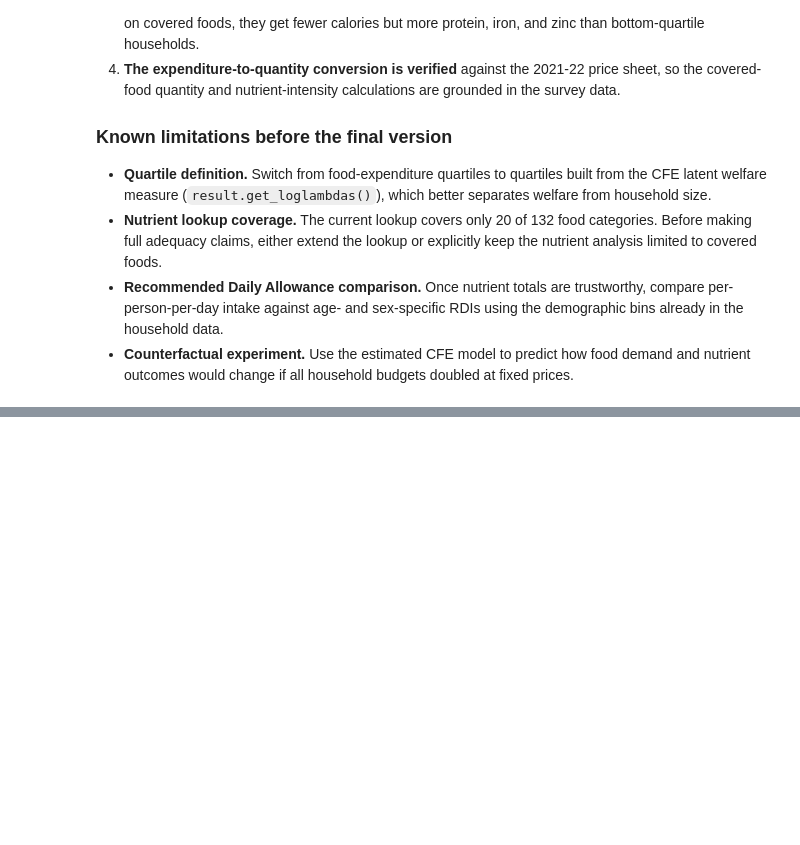
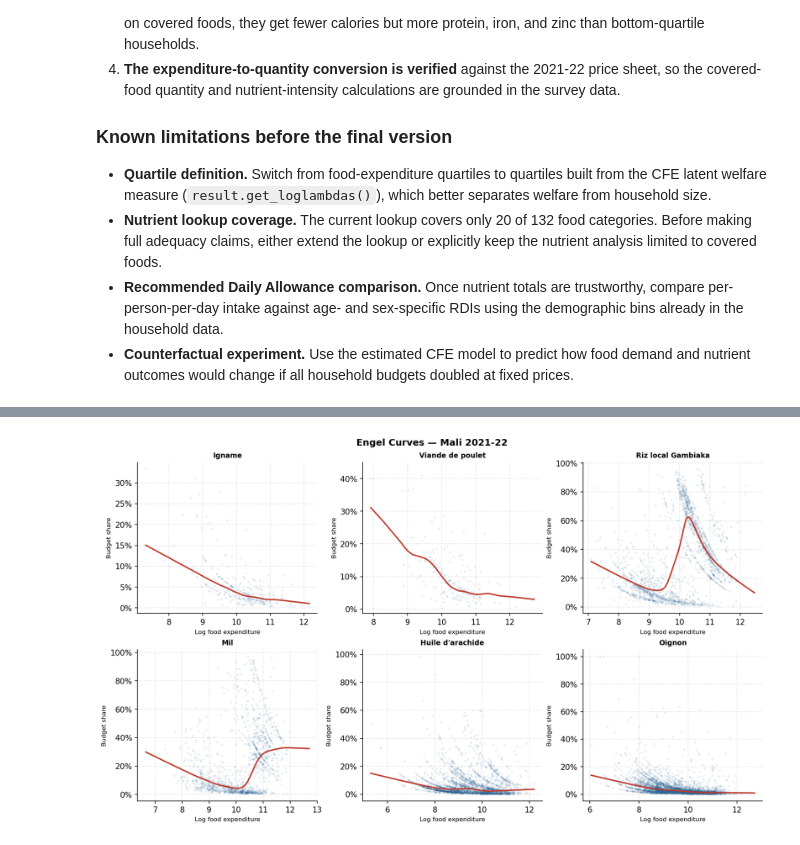
Before and after one commit to marcaina16/EEP-153---Project-3, a Jupyter notebook: Mali_Project3_SpendingQuartiles.ipynb, the cells around one changed output, grey strips where cells are left out. Drawn from its saved outputs; the diff is of its cells as text; code cells hidden in the pictures; blank space fills up the shorter version.

```diff
--- a/Mali_Project3_SpendingQuartiles.ipynb
+++ b/Mali_Project3_SpendingQuartiles.ipynb
@@ -756,0 +766,52 @@ Saved: mali_estimates.pickle
+# %%
+Q_COLORS = ["#a8c5da", "#5b9ec9", "#2a6496", "#0d3c5f"]
+Q_LABELS = ["Bottom (Q1)", "Q2", "Q3", "Top (Q4)"]
+Q_ORDER  = ["Bottom spending quartile", "Q2", "Q3", "Top spending quartile"]
+
+# Alias in case earlier cells used a different name
+try:
+    household_nutrients
+except NameError:
+    household_nutrients = household_nutrients_mapped
+
+plt.rcParams.update({
+    "figure.dpi": 150, "font.family": "DejaVu Sans",
+    "axes.spines.top": False, "axes.spines.right": False,
+    "axes.grid": True, "grid.alpha": 0.3, "grid.linestyle": "--",
+    "axes.labelsize": 10, "axes.titlesize": 11, "legend.fontsize": 9,
+})
+# %%
+from statsmodels.nonparametric.smoothers_lowess import lowess
+import matplotlib.ticker as mticker
+
+ENGEL_FOODS = [f for f in
+    ["Igname", "Viande de poulet", "Riz local Gambiaka",
+     "Mil", "Huile d'arachide", "Oignon"]
+    if f in x_wide.columns]
+
+log_total = np.log(hh_total.replace(0, np.nan))
+fig, axes = plt.subplots(2, 3, figsize=(12, 7), constrained_layout=True)
+
+for ax, food in zip(axes.flat, ENGEL_FOODS):
+    exp_food = x_wide[food].fillna(0)
+    share    = exp_food / hh_total.replace(0, np.nan)
+    mask     = (exp_food > 0) & share.notna() & log_total.notna()
+    xp, yp   = log_total[mask].values, share[mask].values
+
+    ax.scatter(xp, yp, alpha=0.07, s=3, color="#2a6496", rasterized=True)
+    if len(xp) > 20:
+        sm = lowess(yp, xp, frac=0.4, return_sorted=True)
+        ax.plot(sm[:, 0], sm[:, 1], color="#c0392b", lw=1.8)
+    ax.set_title(food, fontsize=9, fontweight="bold")
+    ax.set_xlabel("Log food expenditure", fontsize=8)
+    ax.set_ylabel("Budget share", fontsize=8)
+    ax.yaxis.set_major_formatter(mticker.PercentFormatter(xmax=1, decimals=0))
+
+for ax in axes.flat[len(ENGEL_FOODS):]:
+    ax.set_visible(False)
+
+fig.suptitle("Engel Curves — Mali 2021-22", fontsize=12, fontweight="bold")
+plt.savefig("fig1_engel_curves.png", dpi=150, bbox_inches="tight")
+plt.show()
+# %% [output]
+[figure, added]
```
Also changed, not shown: parts of 10 cells of this notebook, 3 other files.
